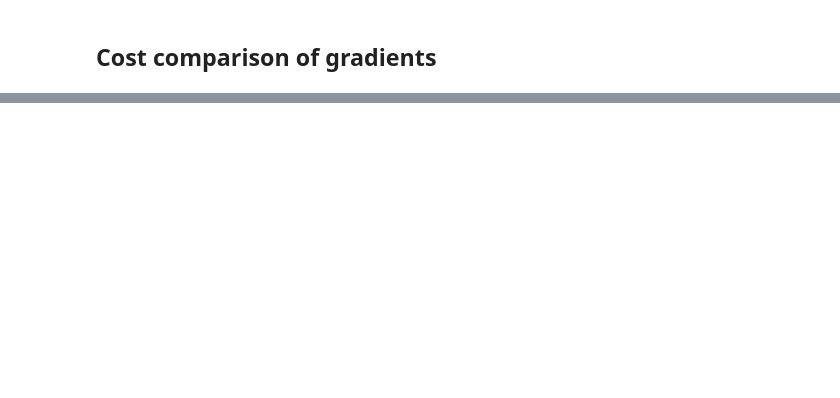
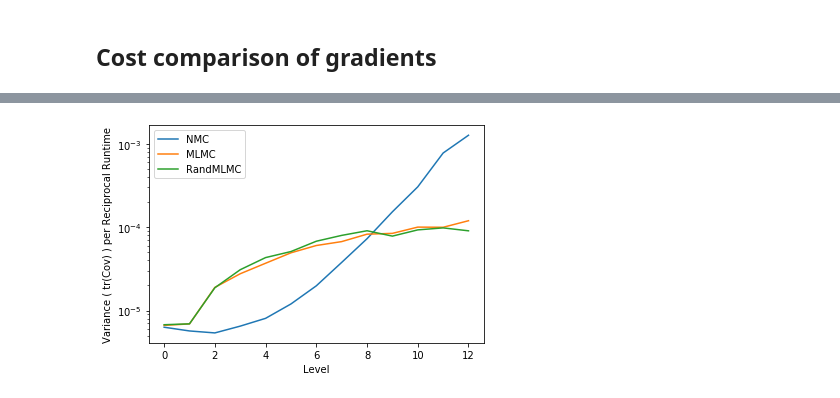
Before and after one commit to Goda-Research-Group/mlmc-model-evidence, a Jupyter notebook: notebooks/Random_Effect_Logistic_Regression.ipynb, the cells around one changed output, grey strips where cells are left out. Cells and saved outputs as stored; diff of their text form; code cells hidden in the pictures; blank space fills up the shorter version.

```diff
--- a/notebooks/Random_Effect_Logistic_Regression.ipynb
+++ b/notebooks/Random_Effect_Logistic_Regression.ipynb
@@ -566,10 +546,0 @@ mu, sigma = laplace_approx(x, y, beta0, beta, alpha)
-# %%
-%%timeit
-with tf.GradientTape(persistent=True) as g:
-    g.watch(param)
-    beta_ = param[:D]
-    beta0_ = param[D]
-    alpha_ = param[D+1]
-    nmc_est = IWELBO(x, y, beta0_, beta_, alpha_, mu, sigma, n_MC=2**9)
-
-nmc_est = g.gradient(nmc_est, param)
@@ -578,10 +546,0 @@ nmc_est = g.gradient(nmc_est, param)
-# %%
-%%timeit
-with tf.GradientTape(persistent=True) as g:
-    g.watch(param)
-    beta_ = param[:D]
-    beta0_ = param[D]
-    alpha_ = param[D+1]
-    mlmc_est = IWELBO_MLMC(x, y, beta0_, beta_, alpha_, mu, sigma, max_level=9, w0=0.8, b=1.8, randomize=False)
-
-mlmc_est = g.gradient(mlmc_est, param)
@@ -590,10 +546,0 @@ mlmc_est = g.gradient(mlmc_est, param)
-# %%
-%%timeit
-with tf.GradientTape(persistent=True) as g:
-    g.watch(param)
-    beta_ = param[:D]
-    beta0_ = param[D]
-    alpha_ = param[D+1]
-    randmlmc_est = IWELBO_MLMC(x, y, beta0_, beta_, alpha_, mu, sigma, max_level=9, w0=0.8, b=1.8, randomize=True)
-
-randmlmc_est = g.gradient(randmlmc_est, param)
@@ -601,0 +597,10 @@ randmlmc_est = g.gradient(randmlmc_est, param)
+# %%
+for ests, rtime in zip(results.values(), runtime.values()):
+    var_per_recip_runtime = np.array(ests).var(axis=0).sum(axis=1) * np.array(rtime)
+    plt.plot(var_per_recip_runtime)
+plt.legend([name for name in results.keys()])
+plt.xlabel('Level')
+plt.ylabel(r'Variance ( tr(Cov) ) per Reciprocal Runtime')
+plt.yscale('log')
+# %% [output]
+[figure, added]
```
Also changed, not shown: parts of 35 cells of this notebook.
